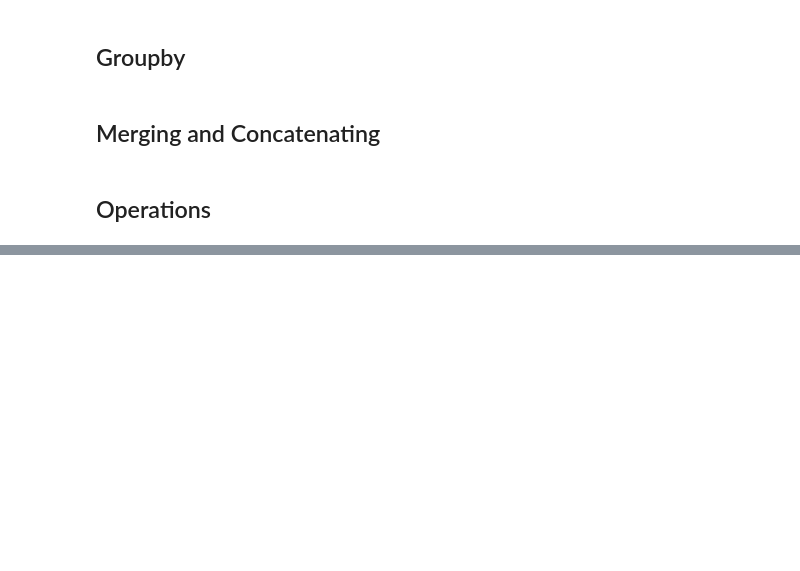
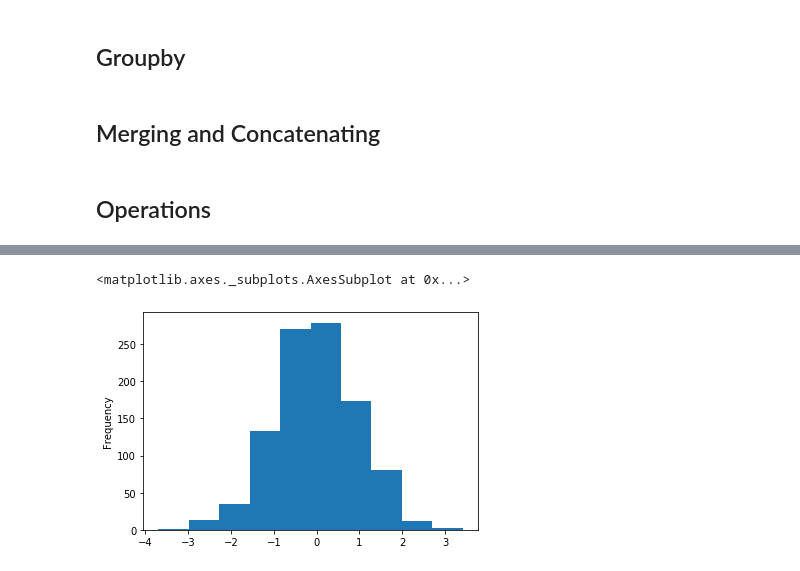
Before and after one commit to aryabhatta22/Python-Tools-For-Machine-Learning, a Jupyter notebook: pandas.ipynb, the cells around one changed output, grey strips where cells are left out. Drawn from its saved outputs; the diff is of its cells as text; code cells hidden in the pictures; blank space fills up the shorter version.

```diff
--- a/pandas.ipynb
+++ b/pandas.ipynb
@@ -272,0 +306,5 @@ df.pivot_table(values = 'D', index = ['A', 'B'], columns = ['C'])
+# %%
+df1['A'].plot.hist()   # same as above
+# %% [output]
+<matplotlib.axes._subplots.AxesSubplot at 0x...>
+[figure, added]
```
Also changed, not shown: parts of 25 cells of this notebook.
